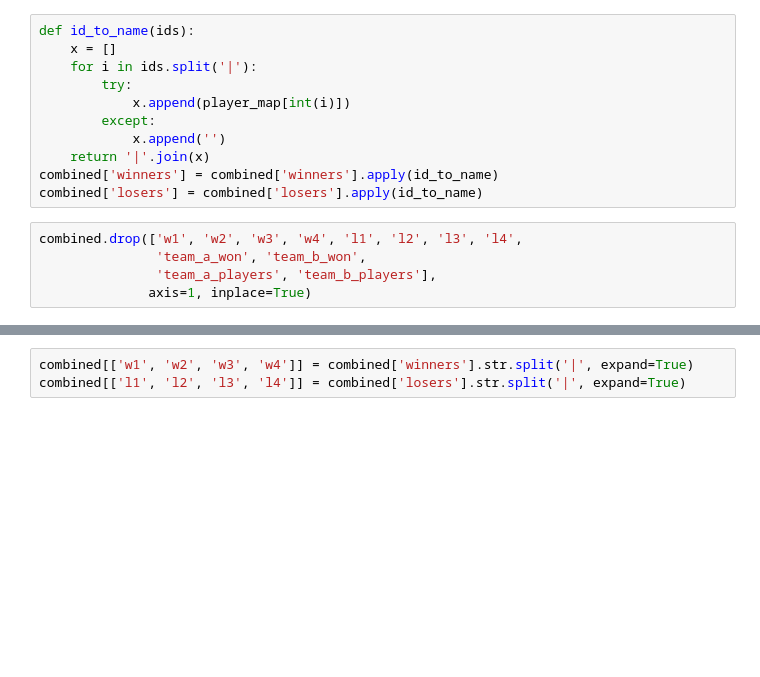
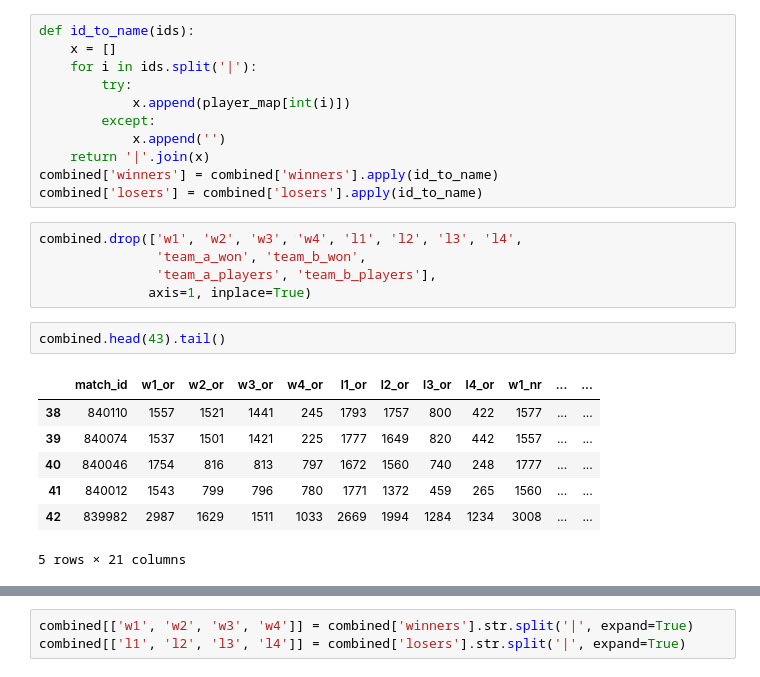
Before and after one commit to t-thirupathi/aoe2-bombay-stats, a Jupyter notebook: process data.ipynb, the cells around one changed output, grey strips where cells are left out. Saved outputs shown, nothing was run; the diff lists cells and outputs as text; blank space fills up the shorter version.

```diff
--- a/process data.ipynb
+++ b/process data.ipynb
@@ -107,3 +107,13 @@ combined.drop(['w1', 'w2', 'w3', 'w4', 'l1', 'l2', 'l3', 'l4',
                'team_a_won', 'team_b_won',
                'team_a_players', 'team_b_players'],
               axis=1, inplace=True)
+# %%
+combined.head(43).tail()
+# %% [output]
+|  | match_id | w1_or | w2_or | w3_or | w4_or | l1_or | l2_or | l3_or | l4_or | w1_nr | ... | ... |
+| 38 | 840110 | 1557 | 1521 | 1441 | 245 | 1793 | 1757 | 800 | 422 | 1577 | ... | ... |
+| 39 | 840074 | 1537 | 1501 | 1421 | 225 | 1777 | 1649 | 820 | 442 | 1557 | ... | ... |
+| 40 | 840046 | 1754 | 816 | 813 | 797 | 1672 | 1560 | 740 | 248 | 1777 | ... | ... |
+| 41 | 840012 | 1543 | 799 | 796 | 780 | 1771 | 1372 | 459 | 265 | 1560 | ... | ... |
+| 42 | 839982 | 2987 | 1629 | 1511 | 1033 | 2669 | 1994 | 1284 | 1234 | 3008 | ... | ... |
+5 rows × 21 columns
```
Also changed, not shown: parts of 6 cells of this notebook, 12 other files.
